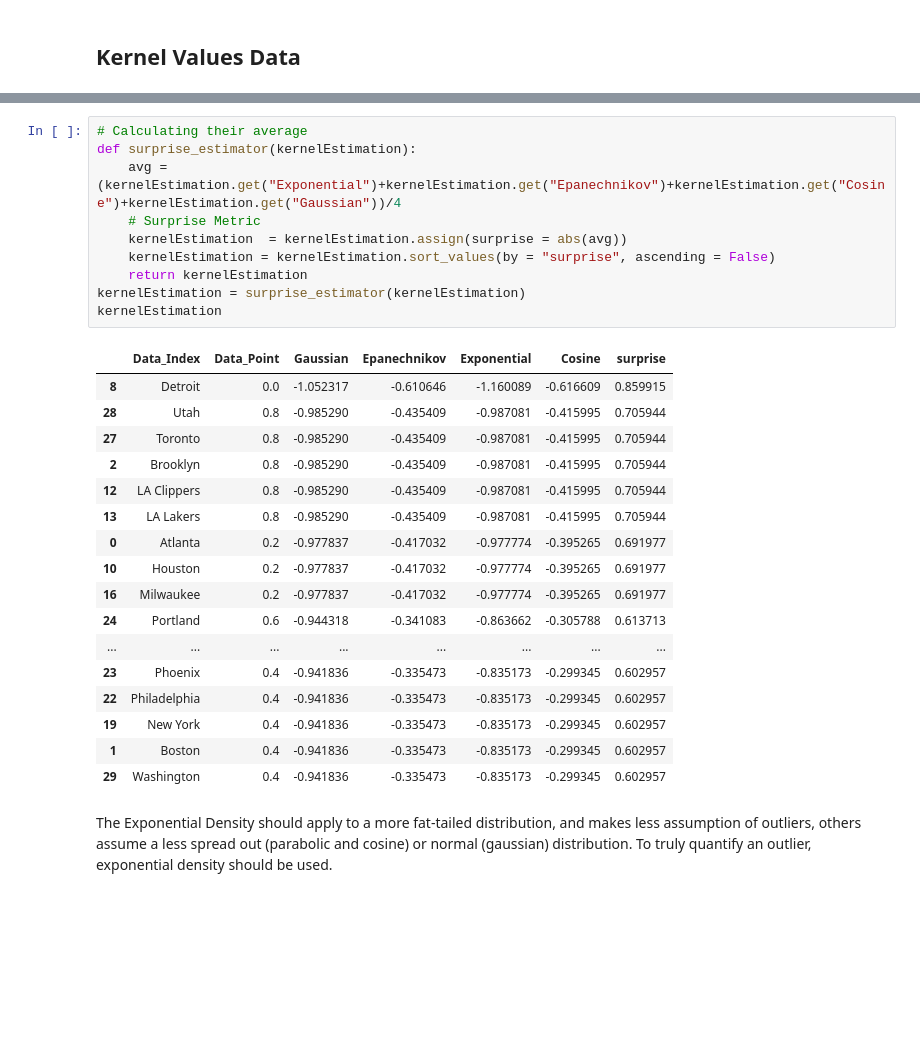
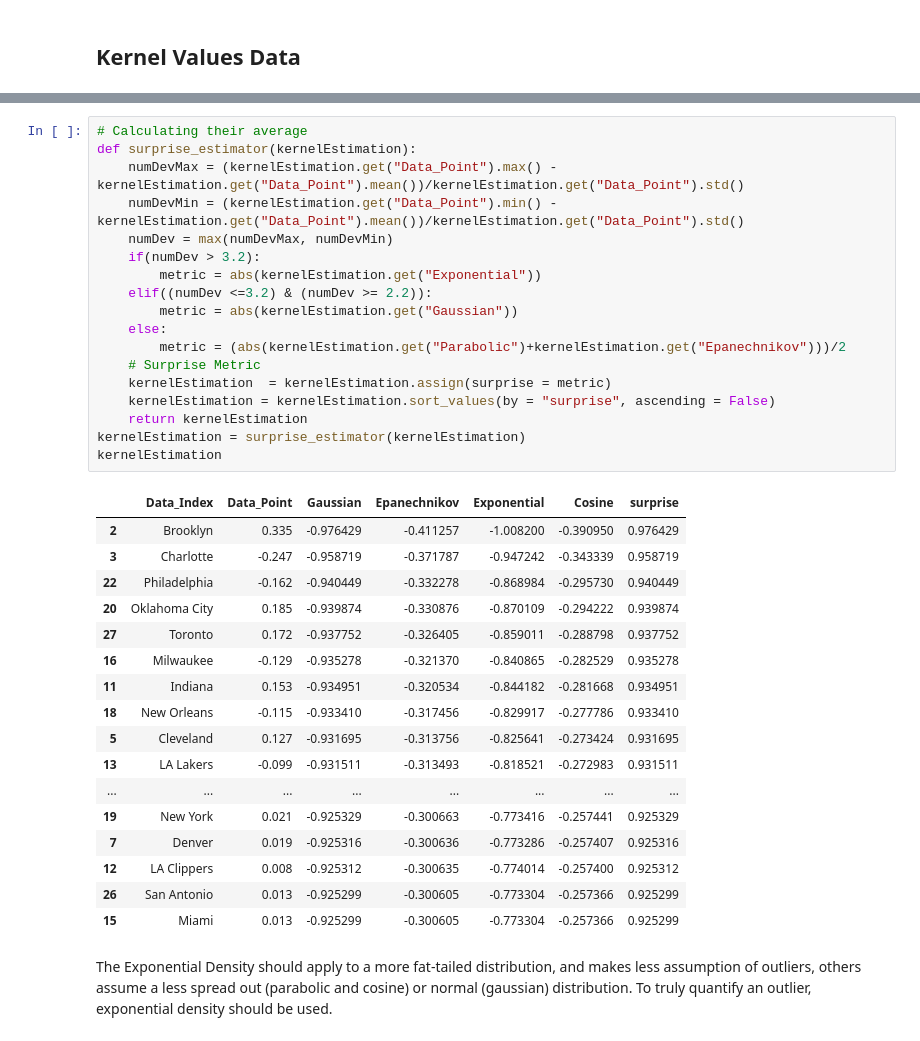
Before and after one commit to gilpasternak35/Likelihood, a Jupyter notebook: likelihood-public.ipynb, the cells around one changed output, grey strips where cells are left out. Cells and saved outputs as stored; diff of their text form; blank space fills up the shorter version.

```diff
--- a/likelihood-public.ipynb
+++ b/likelihood-public.ipynb
@@ -438,31 +438,39 @@ Kernel Estimations as raw values found below:
 # %%
 # Calculating their average
 def surprise_estimator(kernelEstimation):
-    avg = (kernelEstimation.get("Exponential")+kernelEstimation.get("Epanechnikov")+kernelEstimation.get("Cosine")+kernelEstimation.get("Gaussian"))/4
+    numDevMax = (kernelEstimation.get("Data_Point").max() - kernelEstimation.get("Data_Point").mean())/kernelEstimation.get("Data_Point").std()
+    numDevMin = (kernelEstimation.get("Data_Point").min() - kernelEstimation.get("Data_Point").mean())/kernelEstimation.get("Data_Point").std()
+    numDev = max(numDevMax, numDevMin)
+    if(numDev > 3.2):
+        metric = abs(kernelEstimation.get("Exponential"))
+    elif((numDev <=3.2) & (numDev >= 2.2)):
+        metric = abs(kernelEstimation.get("Gaussian"))
+    else:
+        metric = (abs(kernelEstimation.get("Parabolic")+kernelEstimation.get("Epanechnikov")))/2
     # Surprise Metric
-    kernelEstimation  = kernelEstimation.assign(surprise = abs(avg))
+    kernelEstimation  = kernelEstimation.assign(surprise = metric)
     kernelEstimation = kernelEstimation.sort_values(by = "surprise", ascending = False)
     return kernelEstimation
 kernelEstimation = surprise_estimator(kernelEstimation)
 kernelEstimation
 # %% [output]
 |  | Data_Index | Data_Point | Gaussian | Epanechnikov | Exponential | Cosine | surprise |
-| 8 | Detroit | 0.0 | -1.052317 | -0.610646 | -1.160089 | -0.616609 | 0.859915 |
-| 28 | Utah | 0.8 | -0.985290 | -0.435409 | -0.987081 | -0.415995 | 0.705944 |
-| 27 | Toronto | 0.8 | -0.985290 | -0.435409 | -0.987081 | -0.415995 | 0.705944 |
-| 2 | Brooklyn | 0.8 | -0.985290 | -0.435409 | -0.987081 | -0.415995 | 0.705944 |
-| 12 | LA Clippers | 0.8 | -0.985290 | -0.435409 | -0.987081 | -0.415995 | 0.705944 |
-| 13 | LA Lakers | 0.8 | -0.985290 | -0.435409 | -0.987081 | -0.415995 | 0.705944 |
-| 0 | Atlanta | 0.2 | -0.977837 | -0.417032 | -0.977774 | -0.395265 | 0.691977 |
-| 10 | Houston | 0.2 | -0.977837 | -0.417032 | -0.977774 | -0.395265 | 0.691977 |
-| 16 | Milwaukee | 0.2 | -0.977837 | -0.417032 | -0.977774 | -0.395265 | 0.691977 |
-| 24 | Portland | 0.6 | -0.944318 | -0.341083 | -0.863662 | -0.305788 | 0.613713 |
+| 2 | Brooklyn | 0.335 | -0.976429 | -0.411257 | -1.008200 | -0.390950 | 0.976429 |
+| 3 | Charlotte | -0.247 | -0.958719 | -0.371787 | -0.947242 | -0.343339 | 0.958719 |
+| 22 | Philadelphia | -0.162 | -0.940449 | -0.332278 | -0.868984 | -0.295730 | 0.940449 |
+| 20 | Oklahoma City | 0.185 | -0.939874 | -0.330876 | -0.870109 | -0.294222 | 0.939874 |
+| 27 | Toronto | 0.172 | -0.937752 | -0.326405 | -0.859011 | -0.288798 | 0.937752 |
+| 16 | Milwaukee | -0.129 | -0.935278 | -0.321370 | -0.840865 | -0.282529 | 0.935278 |
+| 11 | Indiana | 0.153 | -0.934951 | -0.320534 | -0.844182 | -0.281668 | 0.934951 |
+| 18 | New Orleans | -0.115 | -0.933410 | -0.317456 | -0.829917 | -0.277786 | 0.933410 |
+| 5 | Cleveland | 0.127 | -0.931695 | -0.313756 | -0.825641 | -0.273424 | 0.931695 |
+| 13 | LA Lakers | -0.099 | -0.931511 | -0.313493 | -0.818521 | -0.272983 | 0.931511 |
 | ... | ... | ... | ... | ... | ... | ... | ... |
-| 23 | Phoenix | 0.4 | -0.941836 | -0.335473 | -0.835173 | -0.299345 | 0.602957 |
-| 22 | Philadelphia | 0.4 | -0.941836 | -0.335473 | -0.835173 | -0.299345 | 0.602957 |
-| 19 | New York | 0.4 | -0.941836 | -0.335473 | -0.835173 | -0.299345 | 0.602957 |
-| 1 | Boston | 0.4 | -0.941836 | -0.335473 | -0.835173 | -0.299345 | 0.602957 |
-| 29 | Washington | 0.4 | -0.941836 | -0.335473 | -0.835173 | -0.299345 | 0.602957 |
+| 19 | New York | 0.021 | -0.925329 | -0.300663 | -0.773416 | -0.257441 | 0.925329 |
+| 7 | Denver | 0.019 | -0.925316 | -0.300636 | -0.773286 | -0.257407 | 0.925316 |
+| 12 | LA Clippers | 0.008 | -0.925312 | -0.300635 | -0.774014 | -0.257400 | 0.925312 |
+| 26 | San Antonio | 0.013 | -0.925299 | -0.300605 | -0.773304 | -0.257366 | 0.925299 |
+| 15 | Miami | 0.013 | -0.925299 | -0.300605 | -0.773304 | -0.257366 | 0.925299 |
 # %% [markdown]
 The Exponential Density should apply to a more fat-tailed distribution, and makes less assumption of outliers, others assume a less spread out (parabolic and cosine) or normal (gaussian) distribution. To truly quantify an outlier, exponential density should be used.
 # %% [markdown]
```
Also changed, not shown: parts of 7 cells of this notebook.
